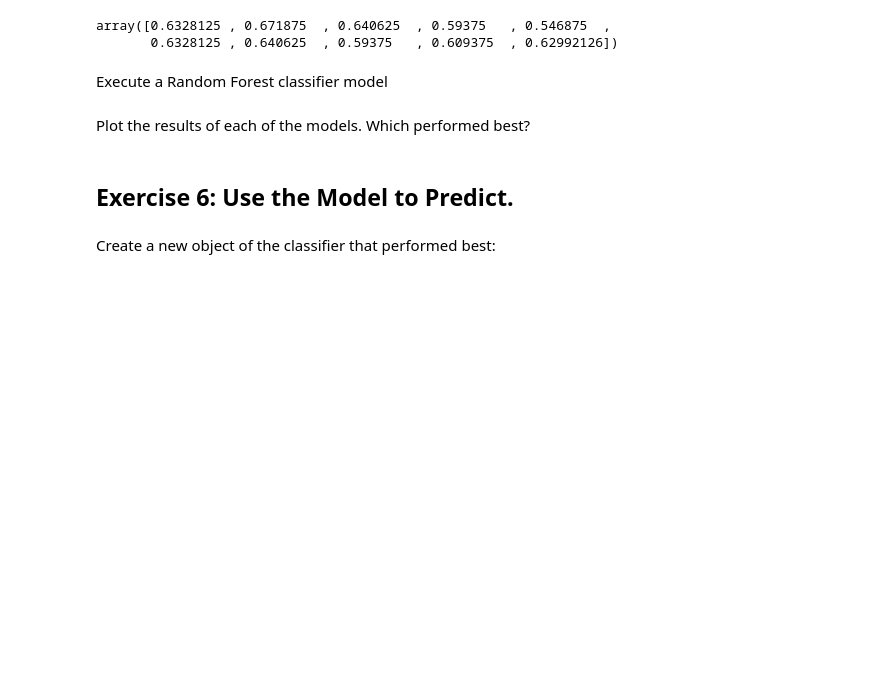
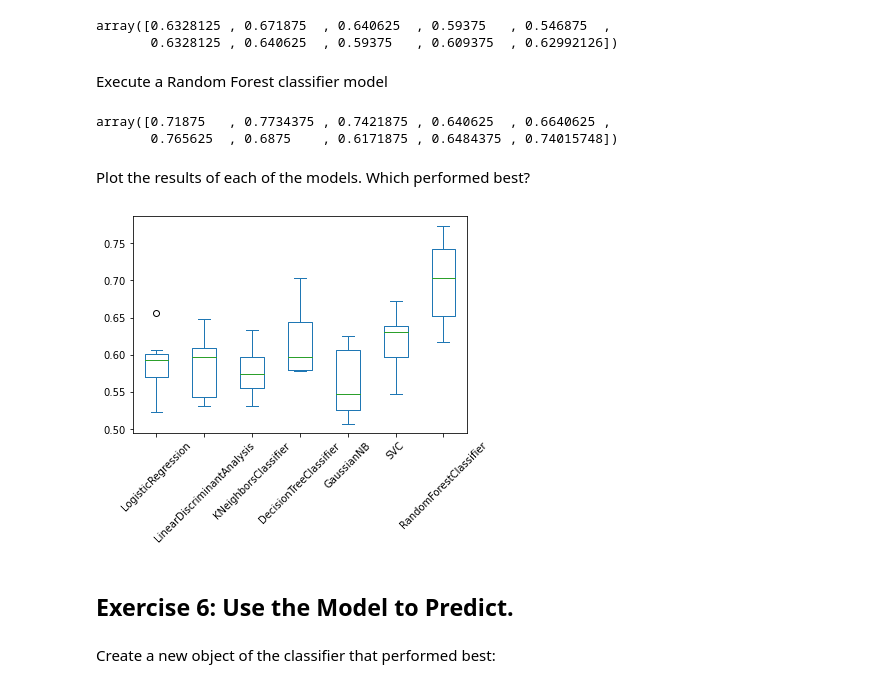
Before and after one commit to ko0000/Data-Analytics-With-Python, a Jupyter notebook: Module2-Data_Analytics/D10-Supervised_Machine_Learning.ipynb, the cells around one changed output. Drawn from its saved outputs; the diff is of its cells as text; code cells hidden in the pictures; blank space fills up the shorter version.

```diff
--- a/Module2-Data_Analytics/D10-Supervised_Machine_Learning.ipynb
+++ b/Module2-Data_Analytics/D10-Supervised_Machine_Learning.ipynb
@@ -315,6 +290,7 @@ results = {
 # %% [markdown]
 Execute a Logistic Regression classifier model
 # %%
-alg = LogisticRegression(solver='lbfgs', multi_class="auto")
-model_selection.cross_val_score(alg, Xt, Yt, cv=kfold, scoring="accuracy", error_score=np.nan)
+alg = LogisticRegression(solver='lbfgs', multi_class="auto",max_iter=100000)
+results['LogisticRegression']=model_selection.cross_val_score(alg, Xt, Yt, cv=kfold, scoring="accuracy", error_score=np.nan)
+results['LogisticRegression']
 # %% [output]
@@ -415,12 +374,19 @@ Execute a Random Forest classifier model
 alg = RandomForestClassifier()
 
 # Execute the cross-validation strategy
-results['RandomForest'] = model_selection.cross_val_score(alg, Xt, Yt, cv=kfold,
+results['RandomForestClassifier'] = model_selection.cross_val_score(alg, Xt, Yt, cv=kfold,
                                                                   scoring="accuracy", error_score=np.nan)
 # Take a look at the scores for each of the 10-fold runs.
-results['RandomForest']
+results['RandomForestClassifier']
+# %% [output]
+array([0.71875   , 0.7734375 , 0.7421875 , 0.640625  , 0.6640625 ,
+       0.765625  , 0.6875    , 0.6171875 , 0.6484375 , 0.74015748])
 # %% [markdown]
 Plot the results of each of the models. Which performed best?
+# %%
+pd.DataFrame(results).plot(kind="box", rot=45);
+# %% [output]
+[figure, added]
 # %% [markdown]
 ## Exercise 6: Use the Model to Predict.
 # %% [markdown]
```
Also changed, not shown: parts of 16 cells of this notebook.
